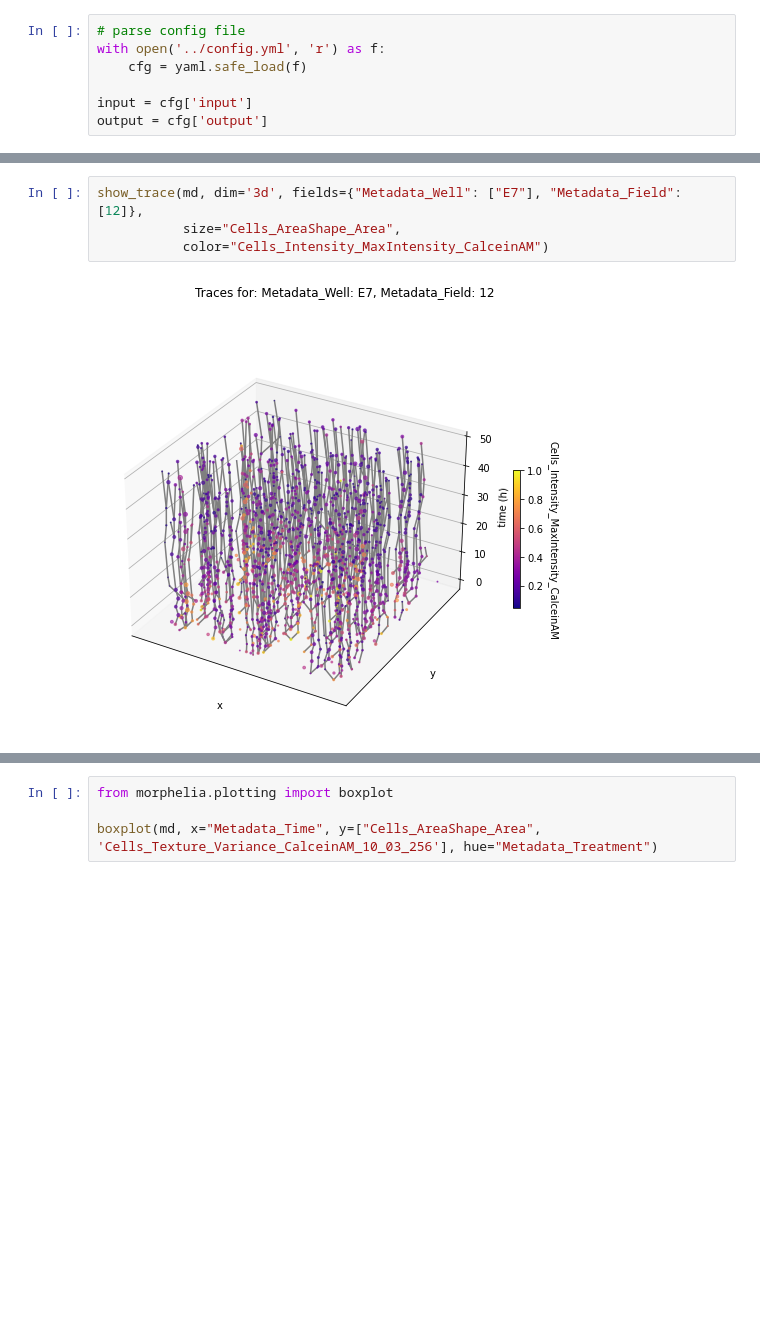
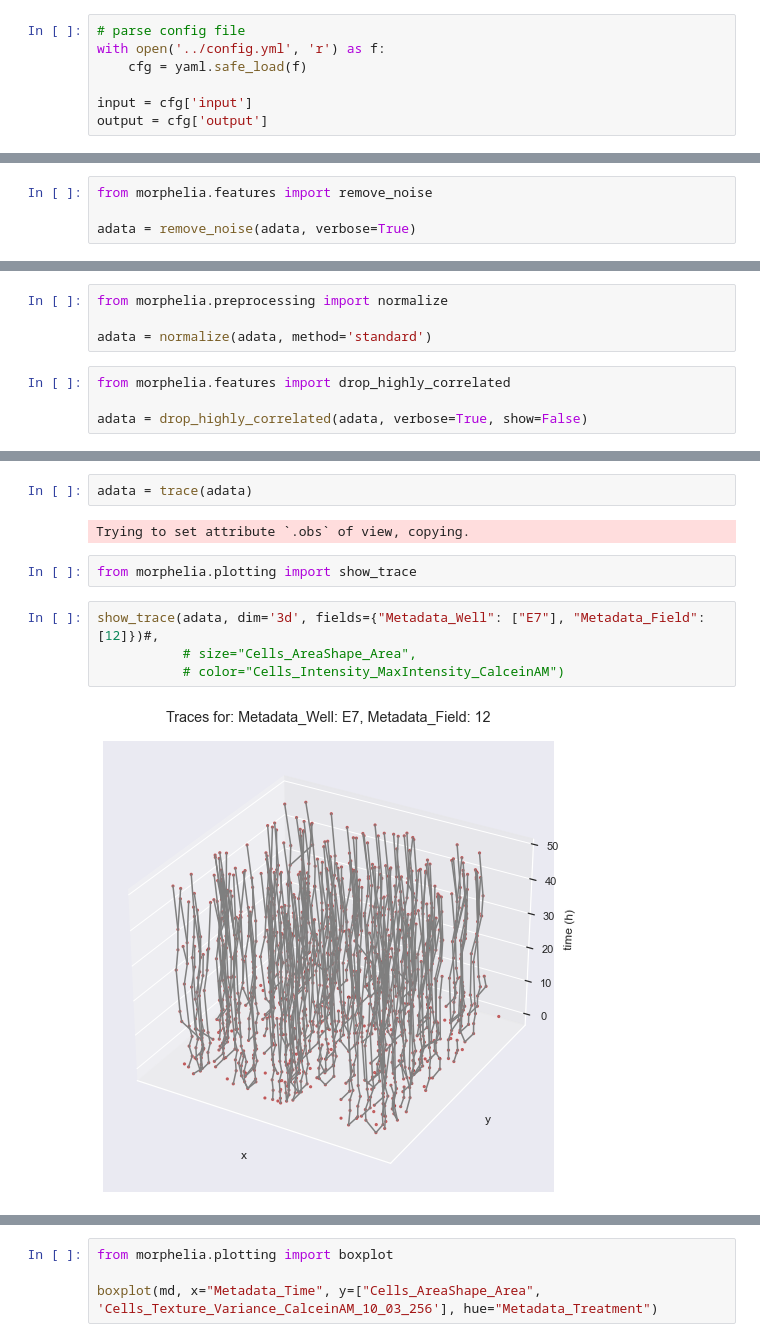
Before and after one commit to marx-alex/Morphelia, a Jupyter notebook: docs/time_lapse.ipynb, the cells around one changed output, grey strips where cells are left out. Saved outputs shown, nothing was run; the diff lists cells and outputs as text; blank space fills up the shorter version.

```diff
--- a/docs/time_lapse.ipynb
+++ b/docs/time_lapse.ipynb
@@ -32,0 +61,4 @@ md_traced = trace(md)
+# %%
+from morphelia.features import remove_noise
+
+adata = remove_noise(adata, verbose=True)
@@ -32,0 +83,8 @@ md_traced = trace(md)
+# %%
+from morphelia.preprocessing import normalize
+
+adata = normalize(adata, method='standard')
+# %%
+from morphelia.features import drop_highly_correlated
+
+adata = drop_highly_correlated(adata, verbose=True, show=False)
@@ -33,6 +112,12 @@ md_traced = trace(md)
+# %%
+adata = trace(adata)
+# %% [output]
+Trying to set attribute `.obs` of view, copying.
+# %%
+from morphelia.plotting import show_trace
 # %%
-show_trace(md, dim='3d', fields={"Metadata_Well": ["E7"], "Metadata_Field": [12]},
-           size="Cells_AreaShape_Area",
-           color="Cells_Intensity_MaxIntensity_CalceinAM")
+show_trace(adata, dim='3d', fields={"Metadata_Well": ["E7"], "Metadata_Field": [12]})#,
+           # size="Cells_AreaShape_Area",
+           # color="Cells_Intensity_MaxIntensity_CalceinAM")
 # %% [output]
-[figure, old version]
+[figure, new version]
```
Also changed, not shown: parts of 18 cells of this notebook, 12 other files.
